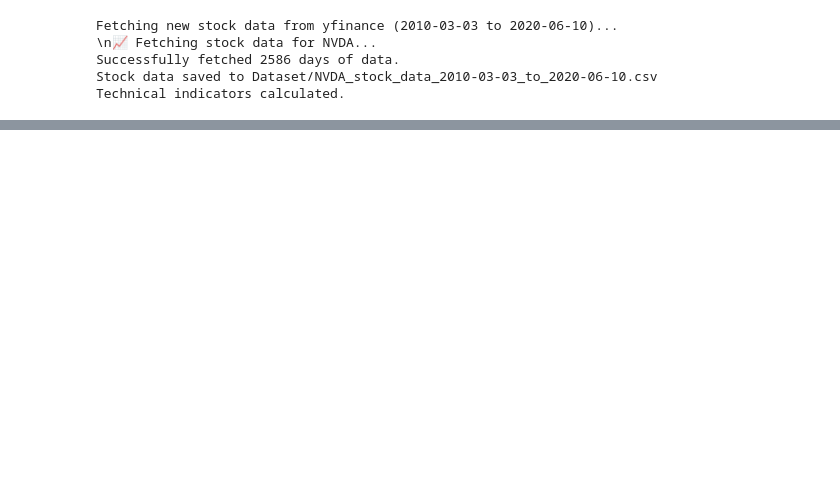
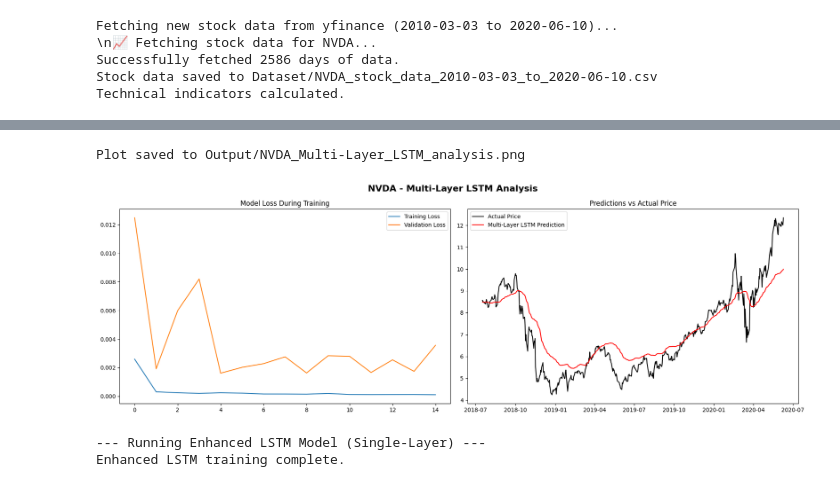
Before and after one commit to SandyCompetent/stock_market_analysis, a Jupyter notebook: main_analysis.ipynb, the cells around one changed output, grey strips where cells are left out. Cells and saved outputs as stored; diff of their text form; code cells hidden in the pictures; blank space fills up the shorter version.

```diff
--- a/main_analysis.ipynb
+++ b/main_analysis.ipynb
@@ -383,0 +172,19 @@ Directional_Accuracy : Multi-Layer Enhanced LSTM (Score: 53.4591)
+# %%
+multi_preds = multi_layer_model.predict(X_test_tech, verbose=0)
+multi_preds_scaled = close_scaler.inverse_transform(multi_preds)
+multi_layer_metrics = ut.calculate_metrics(y_test_tech_scaled, multi_preds_scaled, 'Multi-Layer LSTM')
+ut.plot_model_results(multi_layer_history, y_test_tech_scaled, multi_preds_scaled, test_dates_tech, cfg.STOCK_SYMBOL, 'Multi-Layer LSTM')
+# %% [output]
+Plot saved to Output/NVDA_Multi-Layer_LSTM_analysis.png
+[figure, added]
+# %%
+print("\n--- Running Enhanced LSTM Model (Single-Layer) ---")
+enhanced_model = mdl.build_single_layer_lstm((X_train_enh.shape[1], X_train_enh.shape[2]))
+enhanced_history = enhanced_model.fit(
+    X_train_enh, y_train_enh, epochs=cfg.EPOCHS, batch_size=cfg.BATCH_SIZE,
+    validation_split=0.2, callbacks=[reduce_lr, early_stopping], verbose=0
+)
+print("Enhanced LSTM training complete.")
+# %% [output]
+--- Running Enhanced LSTM Model (Single-Layer) ---
+Enhanced LSTM training complete.
```
Also changed, not shown: parts of 45 cells of this notebook, 7 other files.
